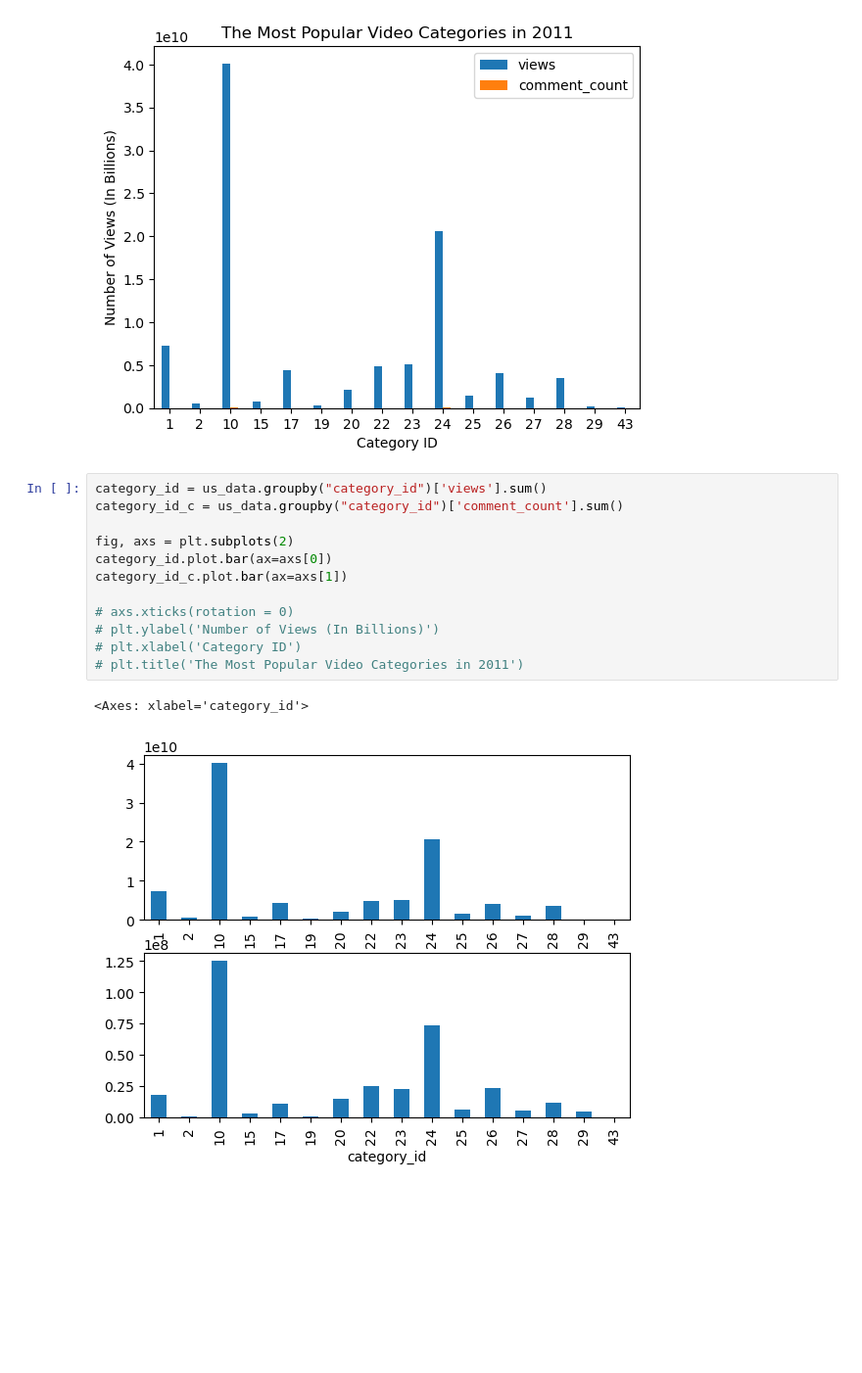
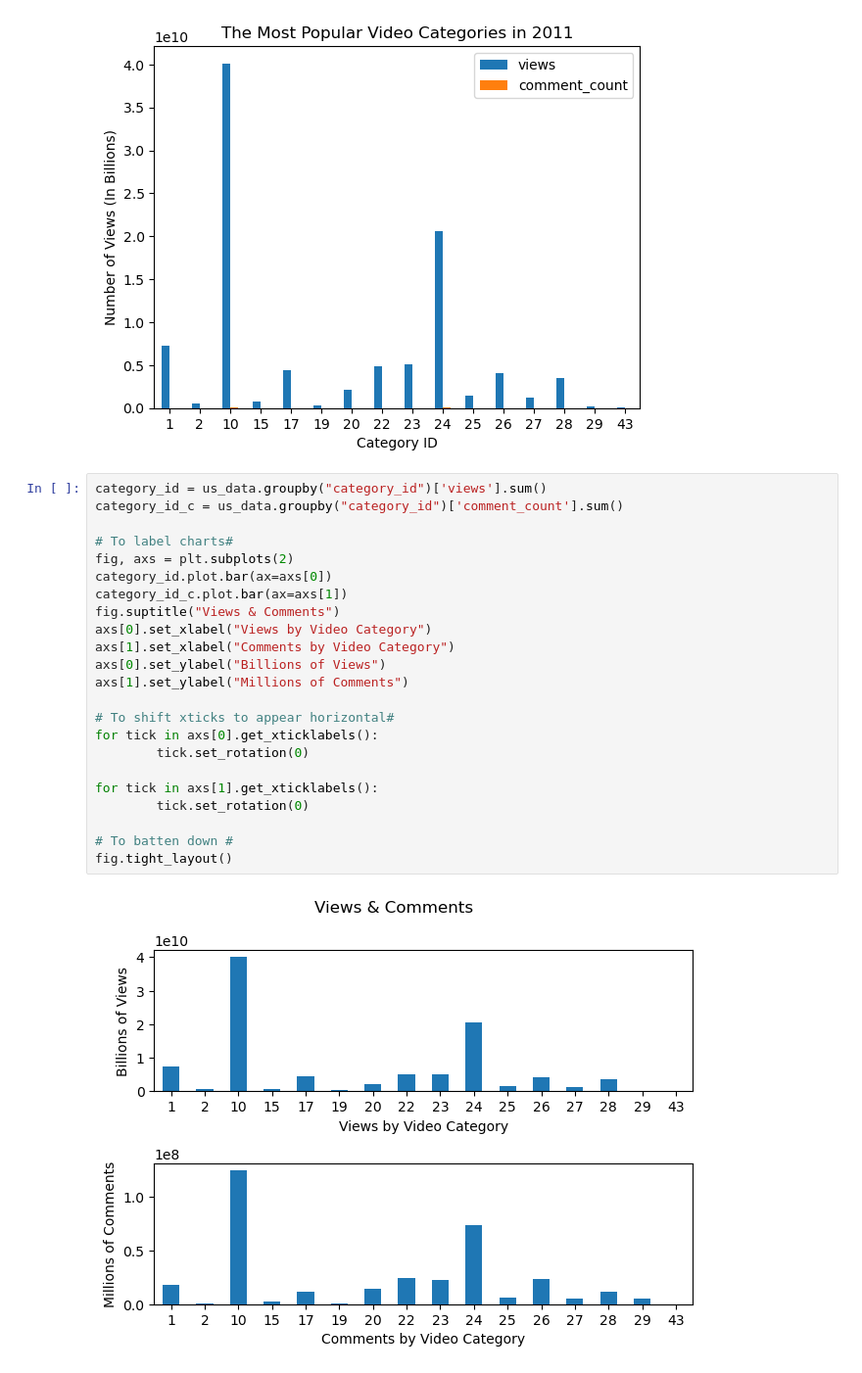
Before and after one commit to tralinde/tralinde_EDA_group_presentation, a Jupyter notebook: notebooks/youtube_EDA.ipynb, the cells around one changed output. Shown at 98% size. Drawn from its saved outputs; the diff is of its cells as text; blank space fills up the shorter version.

Commit message:
General aesthetic modifications plus YT categories associated w/ id label #

```diff
--- a/notebooks/youtube_EDA.ipynb
+++ b/notebooks/youtube_EDA.ipynb
@@ -81,15 +91,25 @@ Text(0.5, 1.0, 'The Most Popular Video Categories in 2011')
 # %%
 category_id = us_data.groupby("category_id")['views'].sum()
 category_id_c = us_data.groupby("category_id")['comment_count'].sum()
 
+# To label charts#
 fig, axs = plt.subplots(2)
 category_id.plot.bar(ax=axs[0])
 category_id_c.plot.bar(ax=axs[1])
+fig.suptitle("Views & Comments")
+axs[0].set_xlabel("Views by Video Category")
+axs[1].set_xlabel("Comments by Video Category")
+axs[0].set_ylabel("Billions of Views")
+axs[1].set_ylabel("Millions of Comments")
 
-# axs.xticks(rotation = 0)
-# plt.ylabel('Number of Views (In Billions)')
-# plt.xlabel('Category ID')
-# plt.title('The Most Popular Video Categories in 2011')
+# To shift xticks to appear horizontal#
+for tick in axs[0].get_xticklabels():
+        tick.set_rotation(0)
+
+for tick in axs[1].get_xticklabels():
+        tick.set_rotation(0)
+
+# To batten down #
+fig.tight_layout()
 # %% [output]
-<Axes: xlabel='category_id'>
-[figure, old version]
+[figure, new version]
```
Also changed, not shown: parts of 5 cells of this notebook, 1 other file.
